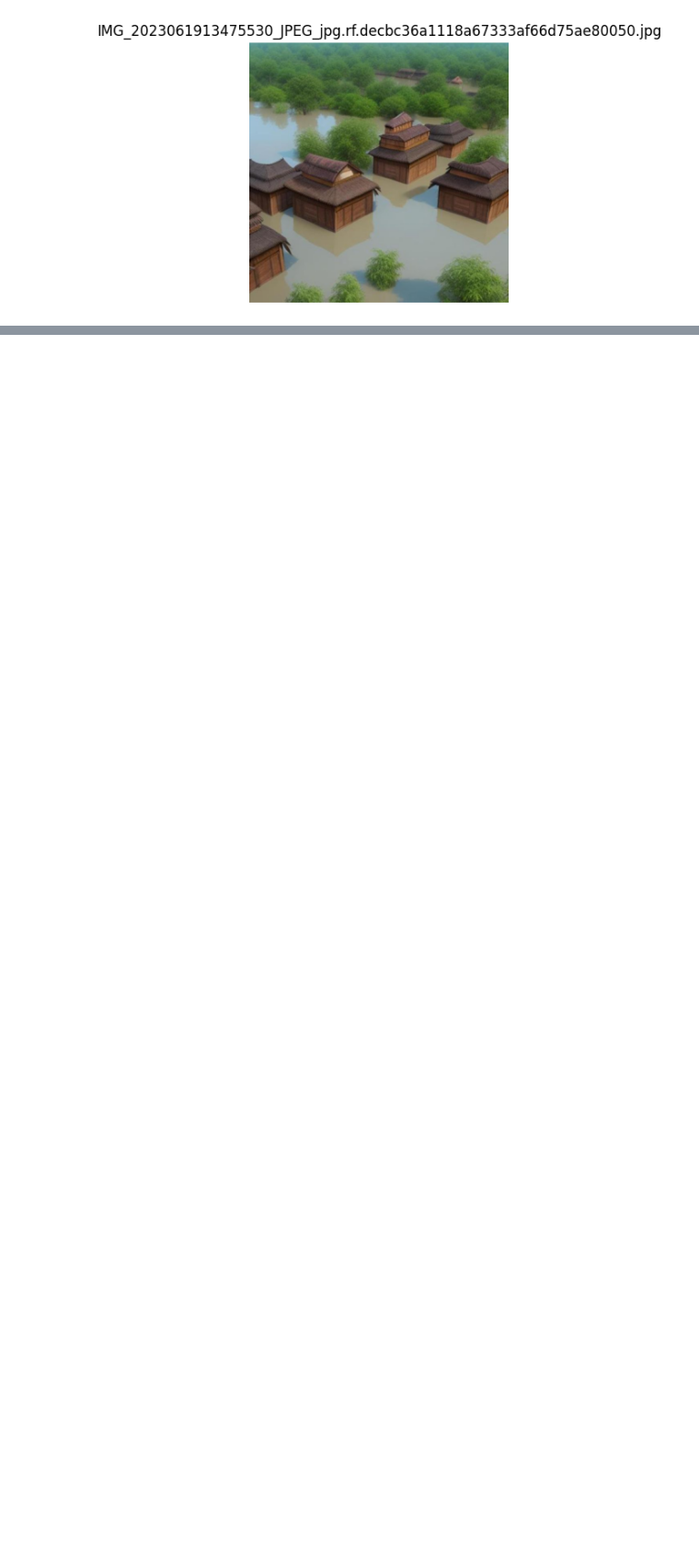
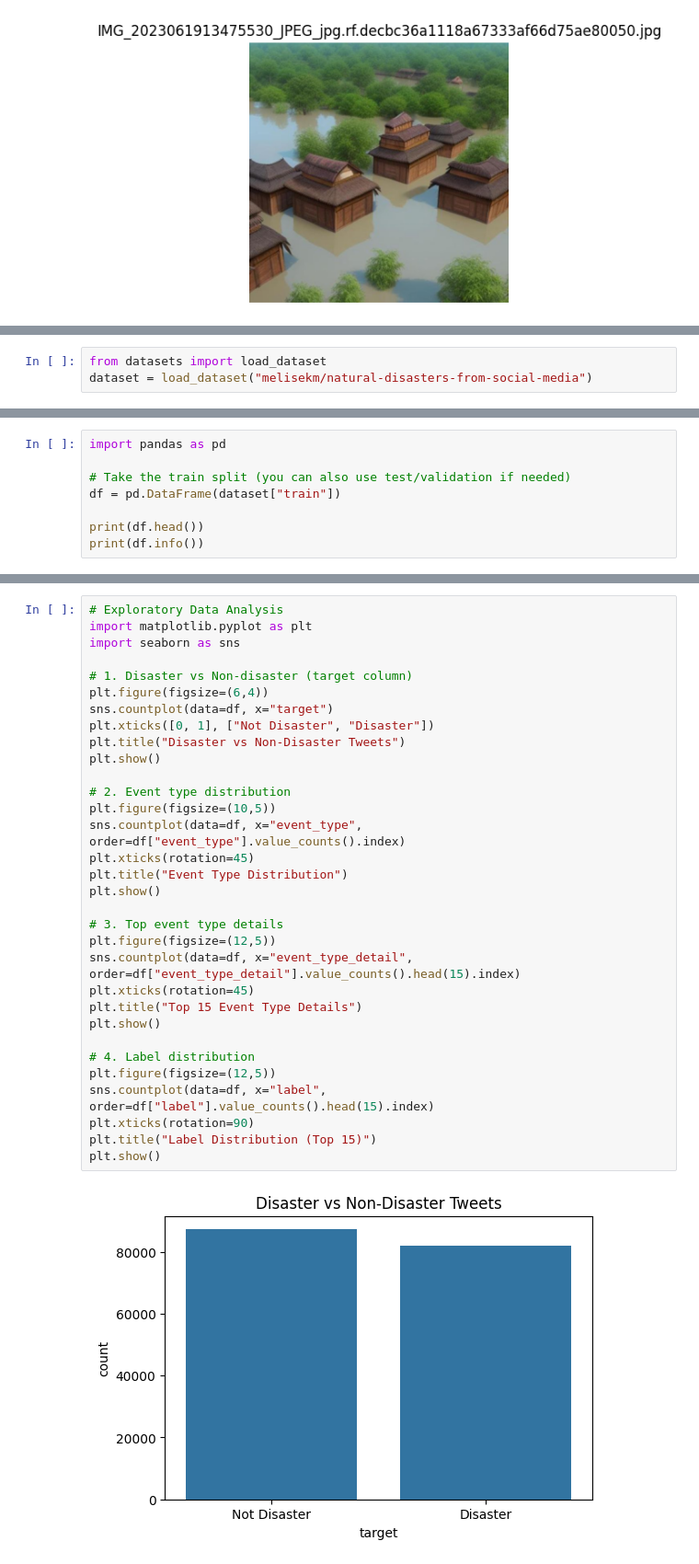
Before and after one commit to sathwikmamidala7-hub/week1, a Jupyter notebook: projectaictc.ipynb, the cells around one changed output, grey strips where cells are left out. Shown at 92% size. Saved outputs shown, nothing was run; the diff lists cells and outputs as text; blank space fills up the shorter version.

```diff
--- a/projectaictc.ipynb
+++ b/projectaictc.ipynb
@@ -216,0 +354,3 @@ Showing sample images:
+# %%
+from datasets import load_dataset
+dataset = load_dataset("melisekm/natural-disasters-from-social-media")
@@ -216,0 +363,8 @@ Showing sample images:
+# %%
+import pandas as pd
+
+# Take the train split (you can also use test/validation if needed)
+df = pd.DataFrame(dataset["train"])
+
+print(df.head())
+print(df.info())
@@ -216,0 +389,34 @@ Showing sample images:
+# %%
+# Exploratory Data Analysis
+import matplotlib.pyplot as plt
+import seaborn as sns
+
+# 1. Disaster vs Non-disaster (target column)
+plt.figure(figsize=(6,4))
+sns.countplot(data=df, x="target")
+plt.xticks([0, 1], ["Not Disaster", "Disaster"])
+plt.title("Disaster vs Non-Disaster Tweets")
+plt.show()
+
+# 2. Event type distribution
+plt.figure(figsize=(10,5))
+sns.countplot(data=df, x="event_type", order=df["event_type"].value_counts().index)
+plt.xticks(rotation=45)
+plt.title("Event Type Distribution")
+plt.show()
+
+# 3. Top event type details
+plt.figure(figsize=(12,5))
+sns.countplot(data=df, x="event_type_detail", order=df["event_type_detail"].value_counts().head(15).index)
+plt.xticks(rotation=45)
+plt.title("Top 15 Event Type Details")
+plt.show()
+
+# 4. Label distribution
+plt.figure(figsize=(12,5))
+sns.countplot(data=df, x="label", order=df["label"].value_counts().head(15).index)
+plt.xticks(rotation=90)
+plt.title("Label Distribution (Top 15)")
+plt.show()
+# %% [output]
+[figure, added]
```
Also changed, not shown: parts of 18 cells of this notebook.
